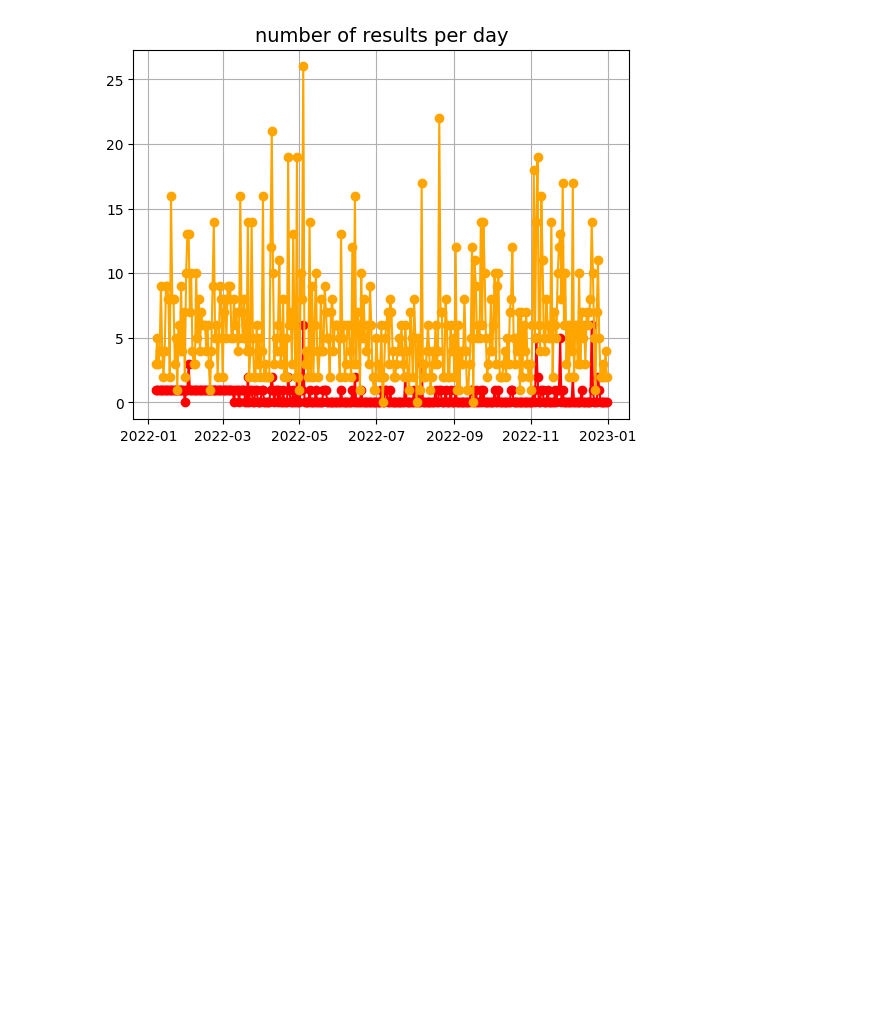
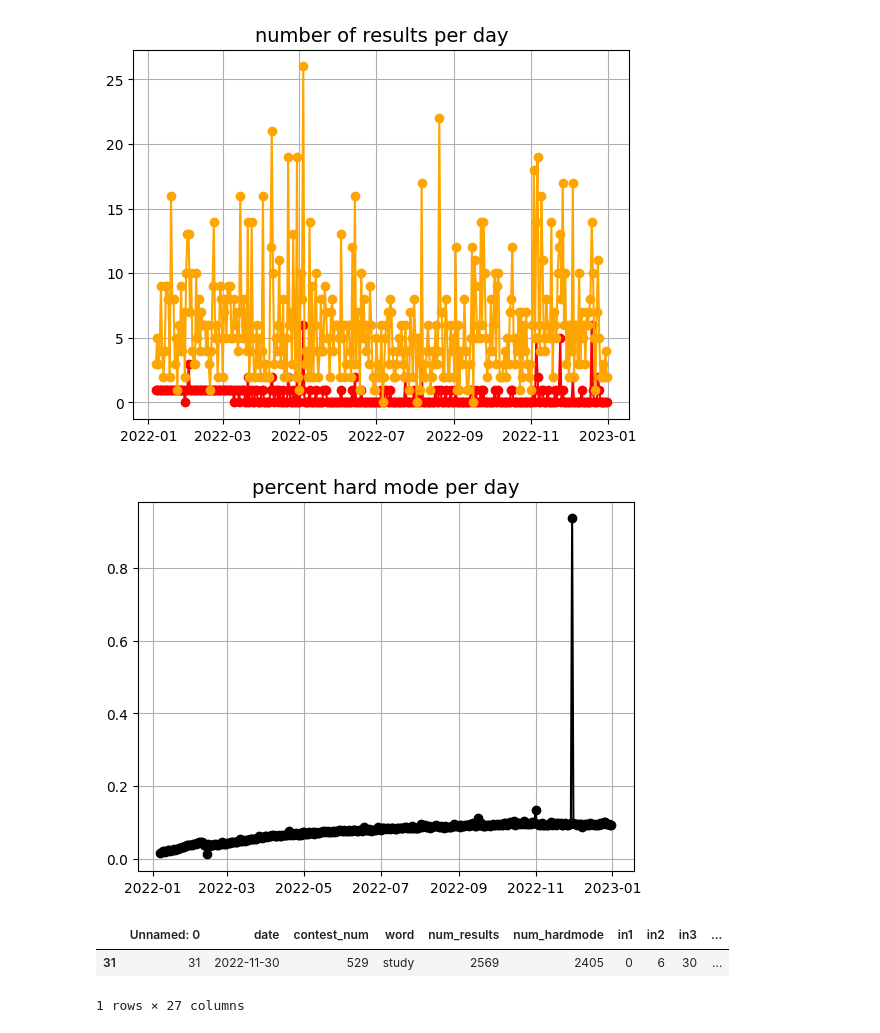
Before and after one commit to carlostbello/COMAP2023, a Jupyter notebook: src/test.ipynb, the cells around one changed output. Cells and saved outputs as stored; diff of their text form; code cells hidden in the pictures; blank space fills up the shorter version.

```diff
--- a/src/test.ipynb
+++ b/src/test.ipynb
@@ -152,19 +164,19 @@ plt.grid(True)
 plt.show()
 # %% [output]
 [figure]
-# %%
-df.iloc[:, 5:11] = df.iloc[:, 5:11].div(
-    df.iloc[:, 5:11].sum(axis=1), axis=0).multiply(100)
-
-# Create stacked bar chart
-plt.style.use('seaborn')
-df.plot(x='date', kind='bar', stacked=True, figsize=(10, 6))
-
-# Add chart labels
-plt.title('Stacked Bar Chart over Time')
-plt.xlabel('Date')
-plt.ylabel('Percentage')
-plt.xticks(rotation=45)
-
-# Show chart
-plt.show()
+# %%
+df["percent_hard"] = df.apply(
+    lambda row: row["num_hardmode"]/row["num_results"], axis=1)
+
+plt.plot(df['date'], df['percent_hard'], color='black', marker='o')
+plt.title('percent hard mode per day', fontsize=14)
+plt.grid(True)
+plt.show()
+
+
+df[df["percent_hard"] > 0.5]
+# %% [output]
+[figure, added]
+|  | Unnamed: 0 | date | contest_num | word | num_results | num_hardmode | in1 | in2 | in3 | ... |
+| 31 | 31 | 2022-11-30 | 529 | study | 2569 | 2405 | 0 | 6 | 30 | ... |
+1 rows × 27 columns
```
Also changed, not shown: parts of 11 cells of this notebook.
